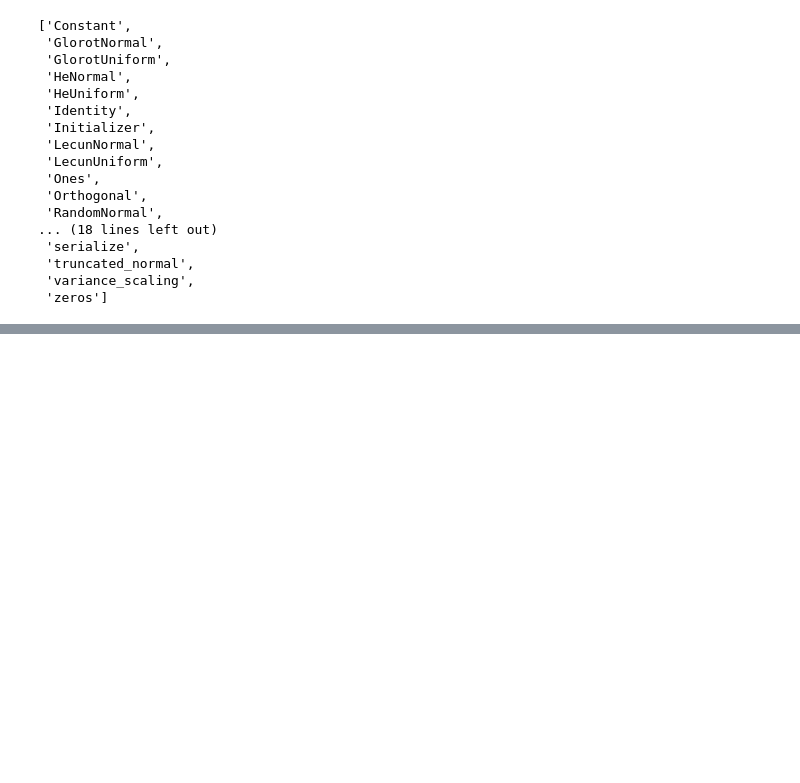
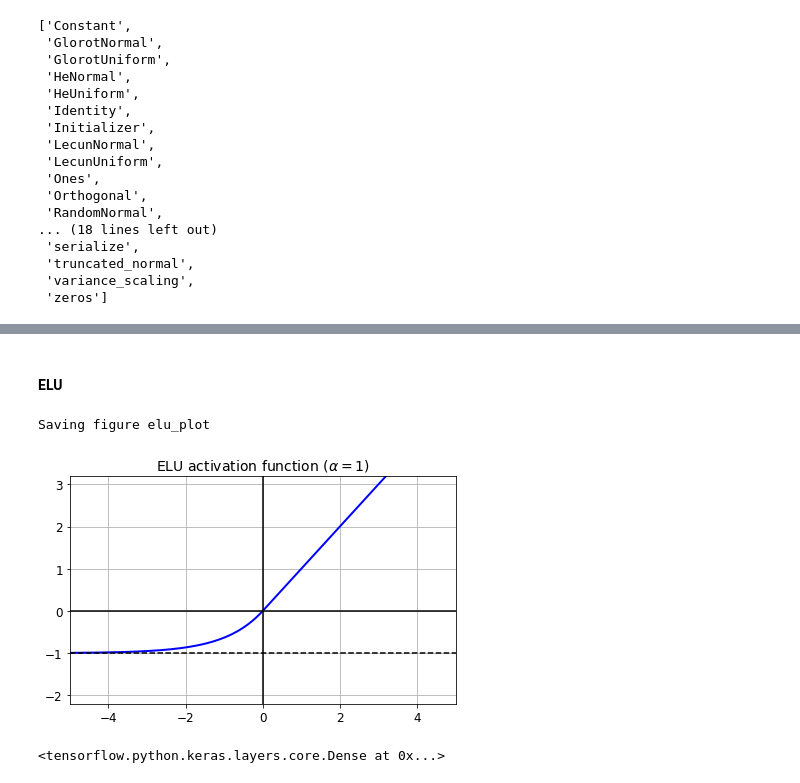
Before and after one commit to niujie/hands-on-ml-zh, a Jupyter notebook: c11.ipynb, the cells around one changed output, grey strips where cells are left out. Drawn from its saved outputs; the diff is of its cells as text; code cells hidden in the pictures; blank space fills up the shorter version.

```diff
--- a/c11.ipynb
+++ b/c11.ipynb
@@ -104,0 +230,23 @@ Saving figure sigmoid_saturation_plot
+# %% [markdown]
+#### ELU
+# %%
+def elu(z, alpha=1):
+    return np.where(z < 0, alpha * (np.exp(z) - 1), z)
+# %%
+plt.plot(z, elu(z), "b-", linewidth=2)
+plt.plot([-5, 5], [0, 0], 'k-')
+plt.plot([-5, 5], [-1, -1], 'k--')
+plt.plot([0, 0], [-2.2, 3.2], 'k-')
+plt.grid(True)
+plt.title(r"ELU activation function ($\alpha=1$)", fontsize=14)
+plt.axis([-5, 5, -2.2, 3.2])
+
+save_fig("elu_plot")
+plt.show()
+# %% [output]
+Saving figure elu_plot
+[figure, added]
+# %%
+keras.layers.Dense(10, activation="elu")
+# %% [output]
+<tensorflow.python.keras.layers.core.Dense at 0x...>
```
Also changed, not shown: parts of 37 cells of this notebook.
